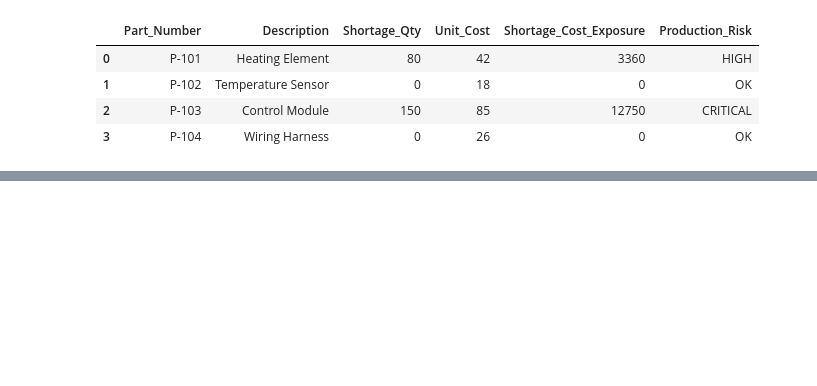
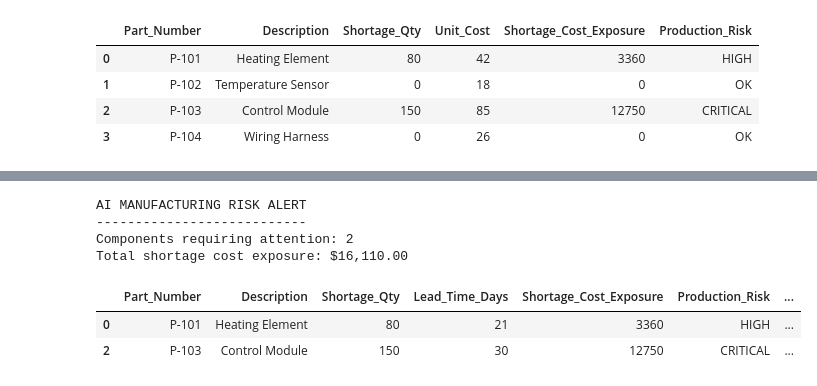
Before and after one commit to renaae/AI-Manufacturing-Shortage-Agent, a Jupyter notebook: AI_Manufacturing_Shortage_Agent.ipynb, the cells around one changed output, grey strips where cells are left out. Saved outputs shown, nothing was run; the diff lists cells and outputs as text; code cells hidden in the pictures; blank space fills up the shorter version.

```diff
--- a/AI_Manufacturing_Shortage_Agent.ipynb
+++ b/AI_Manufacturing_Shortage_Agent.ipynb
@@ -588,0 +727,22 @@ OK: P-104 Wiring Harness currently has sufficient material for production.
+# %%
+# Create management alert dashboard
+alerts = df[df["Production_Risk"].isin(["HIGH", "CRITICAL"])][
+    ["Part_Number", "Description", "Shortage_Qty",
+     "Lead_Time_Days", "Shortage_Cost_Exposure",
+     "Production_Risk", "Recommended_Action"]
+]
+
+print("AI MANUFACTURING RISK ALERT")
+print("---------------------------")
+print(f"Components requiring attention: {len(alerts)}")
+print(f"Total shortage cost exposure: ${alerts['Shortage_Cost_Exposure'].sum():,.2f}")
+
+alerts
+# %% [output]
+AI MANUFACTURING RISK ALERT
+---------------------------
+Components requiring attention: 2
+Total shortage cost exposure: $16,110.00
+|  | Part_Number | Description | Shortage_Qty | Lead_Time_Days | Shortage_Cost_Exposure | Production_Risk | ... |
+| 0 | P-101 | Heating Element | 80 | 21 | 3360 | HIGH | ... |
+| 2 | P-103 | Control Module | 150 | 30 | 12750 | CRITICAL | ... |
```
Also changed, not shown: parts of 13 cells of this notebook.
